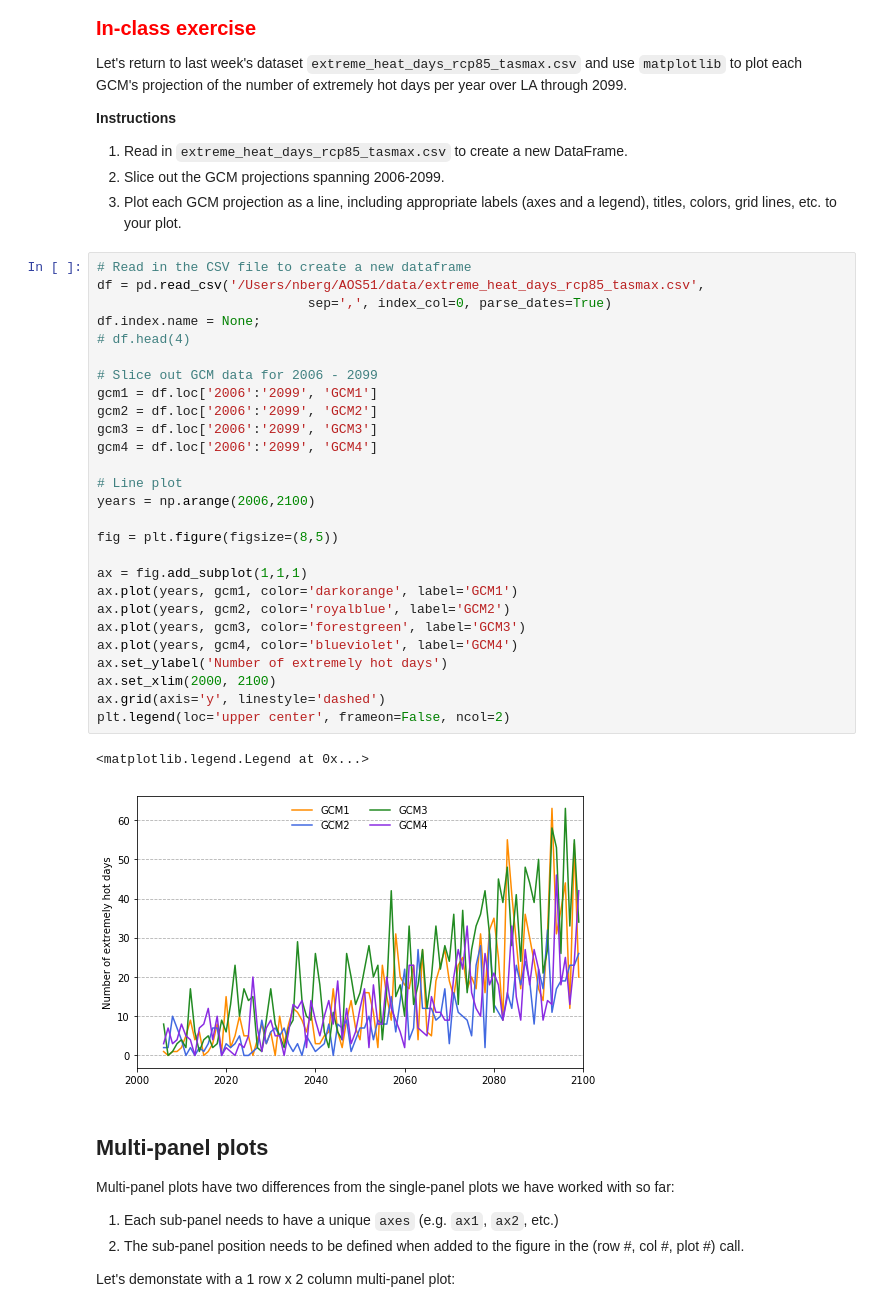
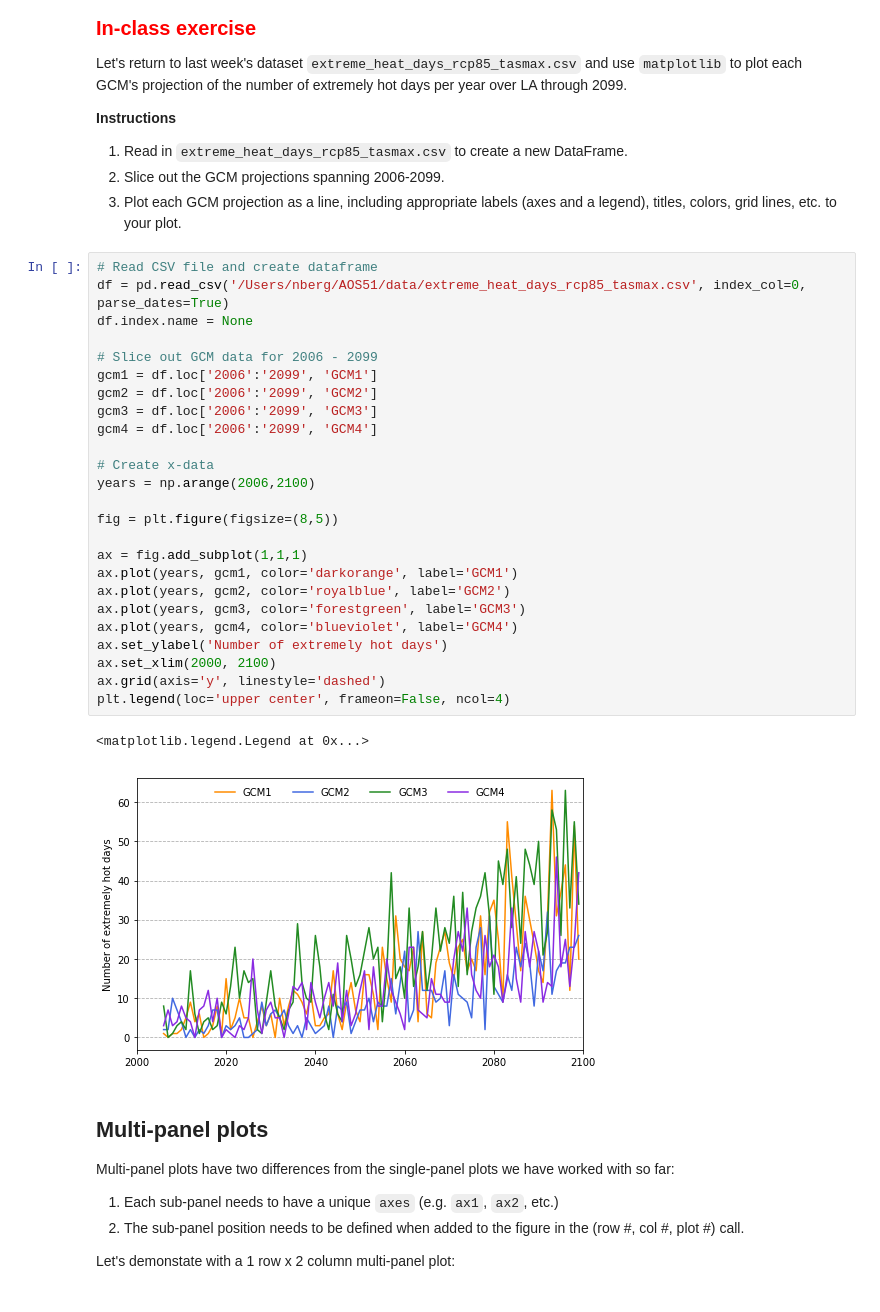
Before and after one commit to neil-berg/climate-data-analyses, a Jupyter notebook: lectures/AOS51_2019W_#3.ipynb, the cells around one changed output. Cells and saved outputs as stored; diff of their text form.

```diff
--- a/lectures/AOS51_2019W_#3.ipynb
+++ b/lectures/AOS51_2019W_#3.ipynb
@@ -184,35 +186,33 @@ Let's return to last week's dataset `extreme_heat_days_rcp85_tasmax.csv` and use
 2. Slice out the GCM projections spanning 2006-2099.
 3. Plot each GCM projection as a line, including appropriate labels (axes and a legend), titles, colors, grid lines, etc. to your plot.
 # %%
-# Read in the CSV file to create a new dataframe
-df = pd.read_csv('/Users/nberg/AOS51/data/extreme_heat_days_rcp85_tasmax.csv',
-                           sep=',', index_col=0, parse_dates=True)
-df.index.name = None;
-# df.head(4)
+# Read CSV file and create dataframe
+df = pd.read_csv('/Users/nberg/AOS51/data/extreme_heat_days_rcp85_tasmax.csv', index_col=0, parse_dates=True)
+df.index.name = None
 
 # Slice out GCM data for 2006 - 2099
 gcm1 = df.loc['2006':'2099', 'GCM1']
 gcm2 = df.loc['2006':'2099', 'GCM2']
 gcm3 = df.loc['2006':'2099', 'GCM3']
 gcm4 = df.loc['2006':'2099', 'GCM4']
 
-# Line plot
+# Create x-data
 years = np.arange(2006,2100)
 
 fig = plt.figure(figsize=(8,5))
 
 ax = fig.add_subplot(1,1,1)
 ax.plot(years, gcm1, color='darkorange', label='GCM1')
 ax.plot(years, gcm2, color='royalblue', label='GCM2')
 ax.plot(years, gcm3, color='forestgreen', label='GCM3')
 ax.plot(years, gcm4, color='blueviolet', label='GCM4')
 ax.set_ylabel('Number of extremely hot days')
 ax.set_xlim(2000, 2100)
 ax.grid(axis='y', linestyle='dashed')
-plt.legend(loc='upper center', frameon=False, ncol=2)
+plt.legend(loc='upper center', frameon=False, ncol=4)
 # %% [output]
 <matplotlib.legend.Legend at 0x...>
-[figure, old version]
+[figure, new version]
 # %% [markdown]
 ## Multi-panel plots
 
```
Also changed, not shown: parts of 32 cells of this notebook.
